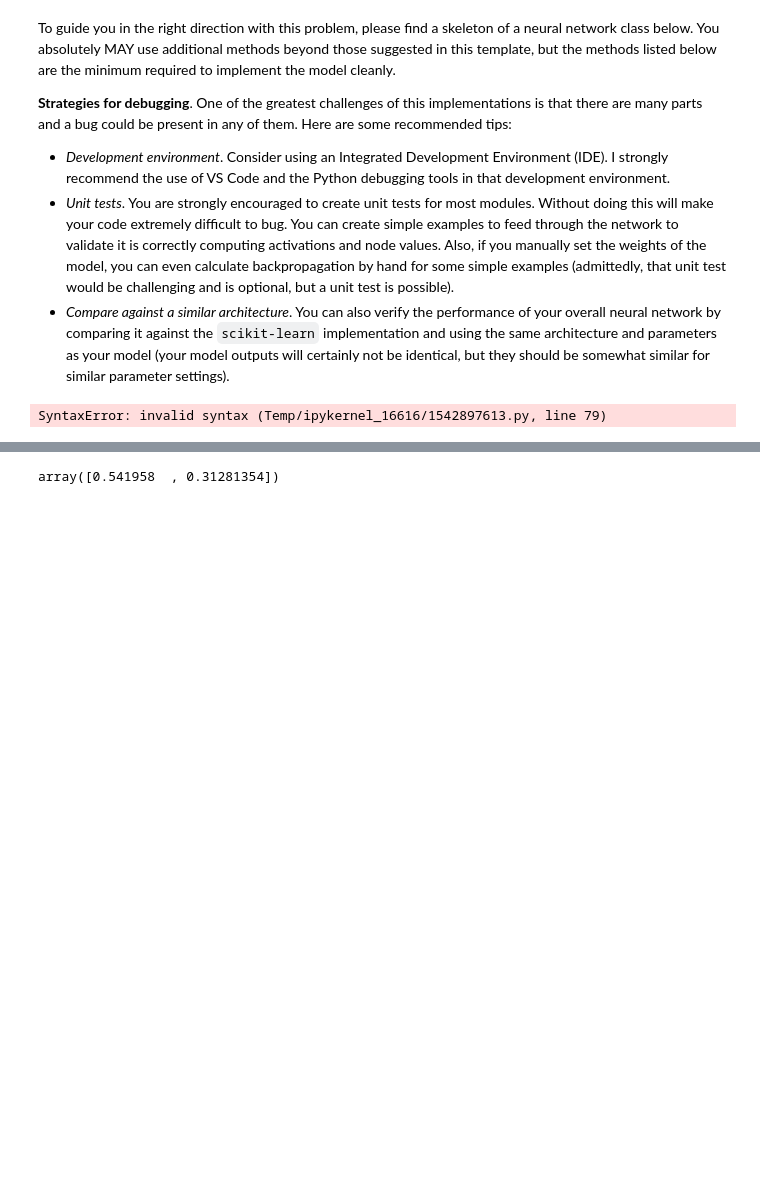
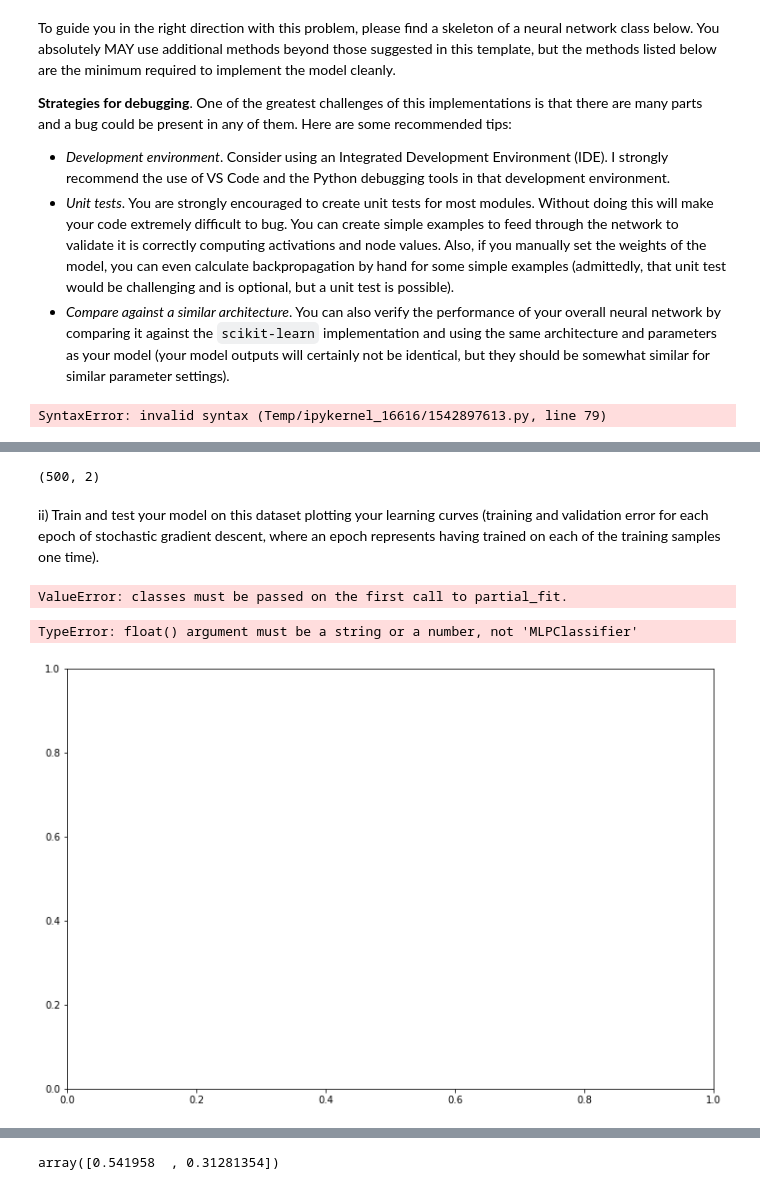
Before and after one commit to FR-Schwartz/ids705, a Jupyter notebook: assignments/Assignment_4.ipynb, the cells around one changed output, grey strips where cells are left out. Drawn from its saved outputs; the diff is of its cells as text; code cells hidden in the pictures; blank space fills up the shorter version.

```diff
--- a/assignments/Assignment_4.ipynb
+++ b/assignments/Assignment_4.ipynb
@@ -1109,6 +1120,7 @@ dropout rate
 # %%
+from sklearn.neural_network import MLPClassifier
 # initialize model
-neuralnet_Q2 = MLPClassifier(
+neuralnet_Moons = MLPClassifier(
     hidden_layer_sizes = (25,25),
     activation = 'relu',
     solver = 'sgd',
@@ -1144,0 +1160,23 @@ valloss = neuralnet_Q2.fit(
+# %%
+Moonsx_train.shape
+# %% [output]
+(500, 2)
+# %% [markdown]
+ii) Train and test your model on this dataset plotting your learning curves (training and validation error for each epoch of stochastic gradient descent, where an epoch represents having trained on each of the training samples one time).
+# %%
+valloss = []
+trainloss = []
+
+epochs = list(range(1, 501))
+for e in epochs:
+    neuralnet_Moons.partial_fit(Moonsx_train2, Moonsy_train2)
+
+    trainpred = neuralnet_Moons.predict_proba(Moonsx_train2)
+    tloss = metrics.log_loss(Moonsy_train, trainpred)
+    trainloss.append(tloss)
+
+    valpred = neuralnet_Moons.predict_proba(Moonsx_val)
+    vloss = metrics.log_loss(Moonsy_val, valpred)
+    valloss.append(vloss)
+# %% [output]
+ValueError: classes must be passed on the first call to partial_fit.
@@ -1144,0 +1188,20 @@ valloss = neuralnet_Q2.fit(
+# %%
+# Fit model on training data
+trainloss = neuralnet_Moons.fit(
+    Moonsx_train, Moonsy_train
+)
+# Fit model on validation data
+valloss = neuralnet_Moons.fit(
+    Moonsx_val, Moonsy_val
+)
+# Fit model on test data
+testloss = neuralnet_Moons.fit(
+    Moonsx_test, Moonsy_test
+)
+fig, ax = plt.subplots(figsize = (12, 8))
+ax.plot(np.arange(0, len(trainloss), 1), trainloss, label = "Training set")
+ax.plot(np.arange(0, len(valloss), 1), valloss, label = "Validation set")
+ax.legend(fontsize = 16)
+# %% [output]
+TypeError: float() argument must be a string or a number, not 'MLPClassifier'
+[figure, added]
```
Also changed, not shown: parts of 22 cells of this notebook.
